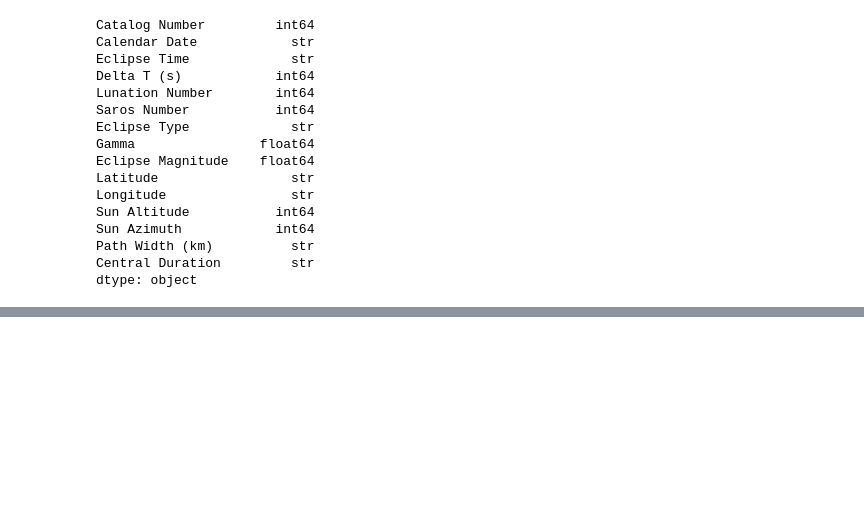
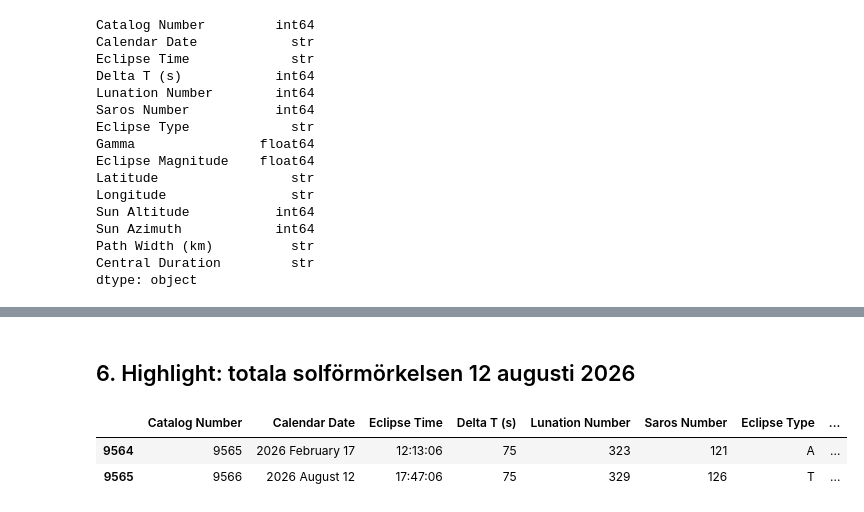
Before and after one commit to Abdulrahmanfahmi/eClipseBord, a Jupyter notebook: EDA/eda.ipynb, the cells around one changed output, grey strips where cells are left out. Saved outputs shown, nothing was run; the diff lists cells and outputs as text; code cells hidden in the pictures; blank space fills up the shorter version.

```diff
--- a/EDA/eda.ipynb
+++ b/EDA/eda.ipynb
@@ -47,0 +103,8 @@ dtype: object
+# %% [markdown]
+## 6. Highlight: totala solförmörkelsen 12 augusti 2026
+# %%
+solar[solar["Calendar Date"].str.contains("2026")]
+# %% [output]
+|  | Catalog Number | Calendar Date | Eclipse Time | Delta T (s) | Lunation Number | Saros Number | Eclipse Type | ... |
+| 9564 | 9565 | 2026 February 17 | 12:13:06 | 75 | 323 | 121 | A | ... |
+| 9565 | 9566 | 2026 August 12 | 17:47:06 | 75 | 329 | 126 | T | ... |
```
Also changed, not shown: parts of 6 cells of this notebook.
